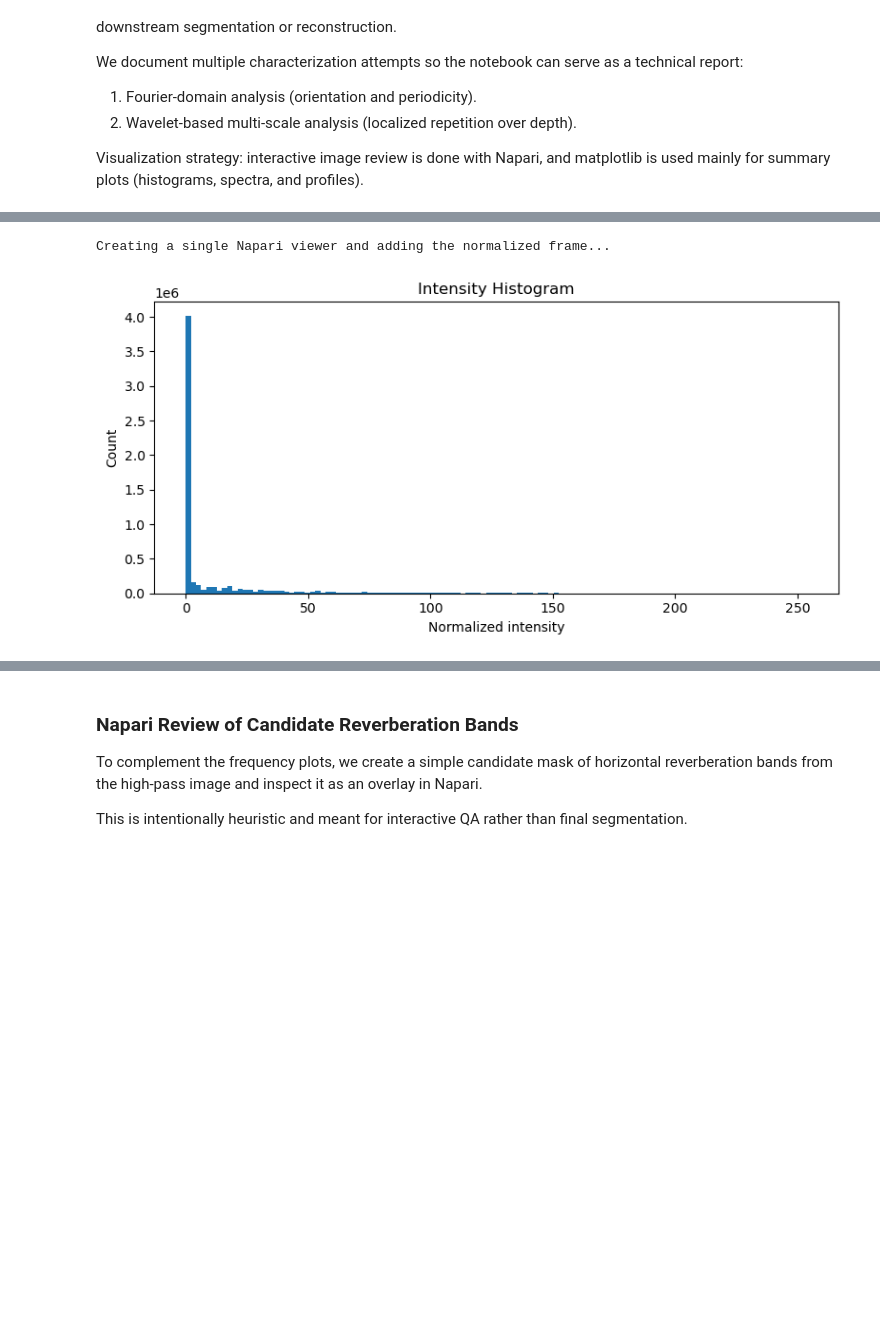
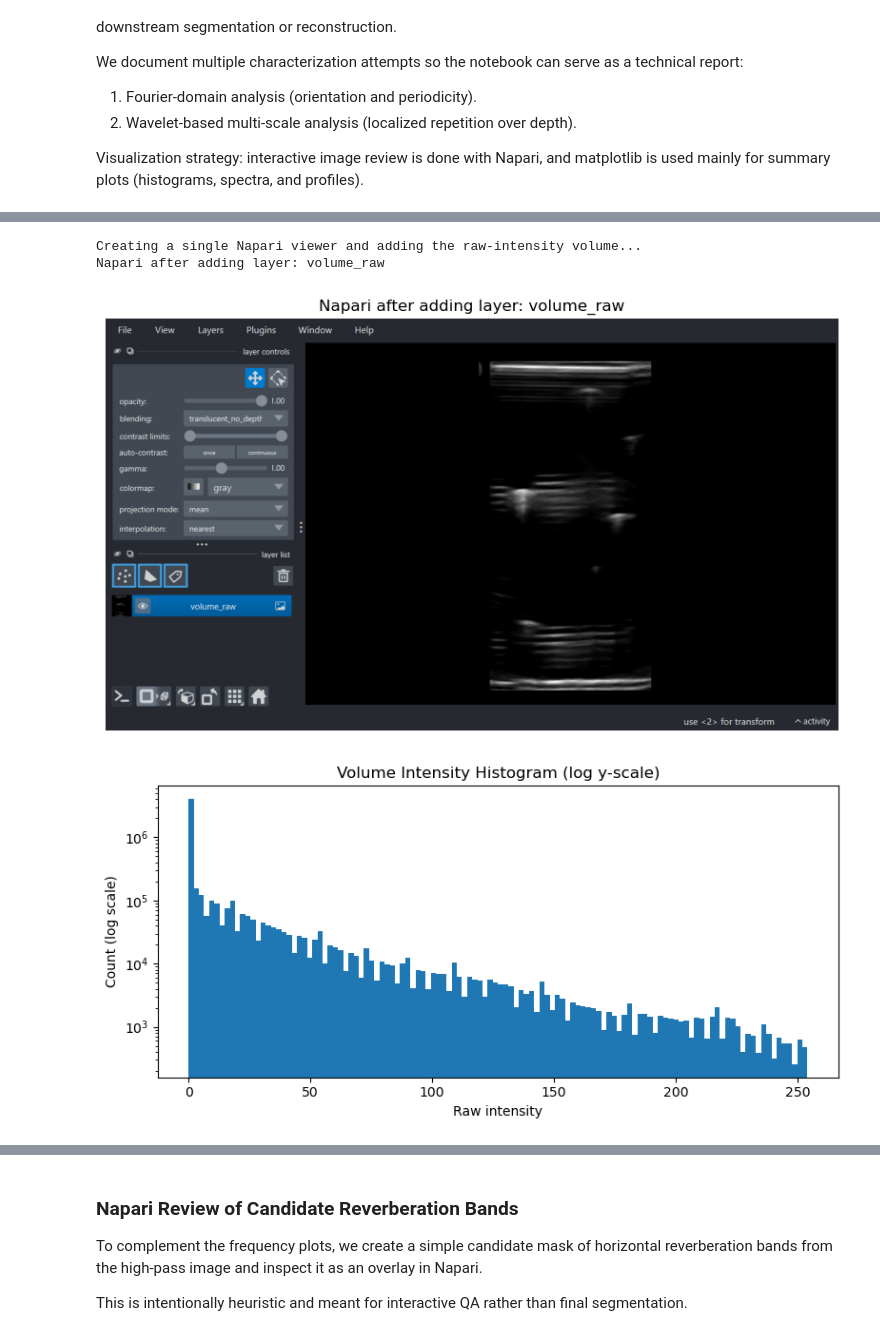
Before and after one commit to acorbat/eco-root, a Jupyter notebook: exploration/reverberation_artifact_report.ipynb, the cells around one changed output, grey strips where cells are left out. Cells and saved outputs as stored; diff of their text form; code cells hidden in the pictures; blank space fills up the shorter version.

```diff
--- a/exploration/reverberation_artifact_report.ipynb
+++ b/exploration/reverberation_artifact_report.ipynb
@@ -62,18 +104,22 @@ Min/Max (normalized): 0.000/252.000
 # %%
-print('Creating a single Napari viewer and adding the normalized frame...')
+print('Creating a single Napari viewer and adding the raw-intensity volume...')
 viewer = napari.Viewer(title='Reverberation Artifact Exploration')
-viewer.add_image(vol, name='volume', colormap='gray')
+viewer.add_image(volume, name='volume_raw', colormap='gray')
+capture_napari_screenshot(viewer, 'Napari after adding layer: volume_raw')
 
-fig, ax = plt.subplots(1, 1, figsize=(8, 4))
-ax.hist(vol.ravel(), bins=120)
-ax.set_title('Intensity Histogram')
-ax.set_xlabel('Normalized intensity')
-ax.set_ylabel('Count')
+figure, axis = plt.subplots(1, 1, figsize=(8, 4))
+axis.hist(volume.ravel(), bins=120)
+axis.set_yscale('log')
+axis.set_title('Volume Intensity Histogram (log y-scale)')
+axis.set_xlabel('Raw intensity')
+axis.set_ylabel('Count (log scale)')
 plt.tight_layout()
 plt.show()
 # %% [output]
-Creating a single Napari viewer and adding the normalized frame...
+Creating a single Napari viewer and adding the raw-intensity volume...
+Napari after adding layer: volume_raw
-[figure, old version]
+[figure, new version]
+[figure, added]
 # %% [markdown]
 ## 2) Attempt A: Fourier-Domain Characterization
 
```
Also changed, not shown: parts of 27 cells of this notebook, 1 other file.
